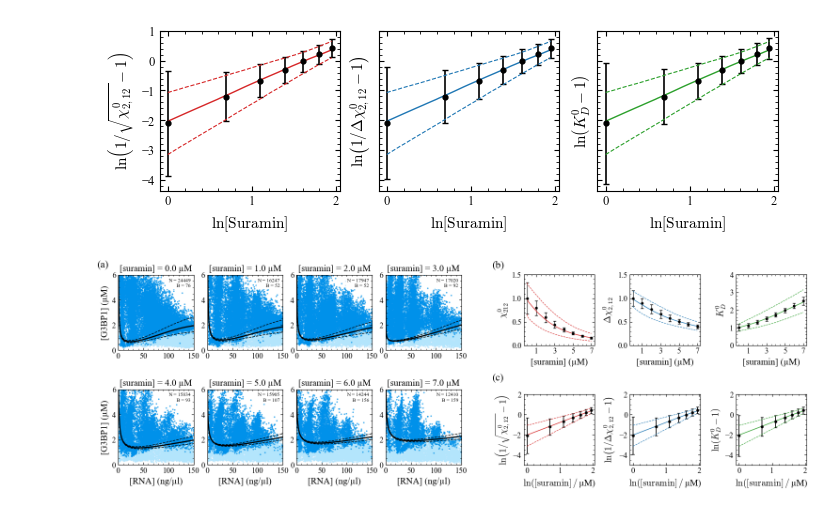
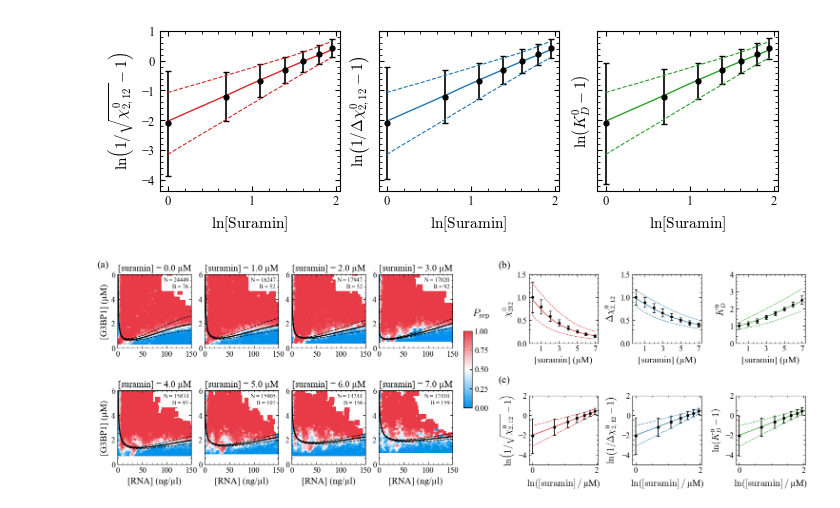
Before and after one commit to jialeqiao/Reentrant-phase-boundary, a Jupyter notebook: Figure_3.ipynb, the cells around one changed output. Saved outputs shown, nothing was run; the diff lists cells and outputs as text; code cells hidden in the pictures.

```diff
--- a/Figure_3.ipynb
+++ b/Figure_3.ipynb
@@ -983,13 +1132,13 @@ plt.rcParams.update({
     "savefig.pad_inches": 0.02,
 })
 
-def apply_prl_ticks(ax):
+def apply_ticks(ax):
     ax.minorticks_on()
     ax.tick_params(which="both", direction="in", top=True, right=True)
 
 
 # ==============================================================
-# HARD layout constraints
+# Layout
 # ==============================================================
 nrows_a, ncols_a = 2, 4
 AX_A = 2.10
@@ -998,7 +1147,7 @@ HSPACE_A = 0.22
 WSPACE_R = 0.50
 HSPACE_R = 0.35
 MLEFT, MRIGHT, MBOTTOM, MTOP = 0.80, 0.25, 0.70, 0.40
-GUTTER = 0.45
+GUTTER = 0.20
 
 gapA_w = WSPACE_A * AX_A
 gapA_h = HSPACE_A * AX_A
@@ -1016,8 +1165,7 @@ FIG_W = MLEFT + W_left + GUTTER + W_right + MRIGHT
 FIG_H = MBOTTOM + H_left + MTOP
 
 fig = plt.figure(figsize=(FIG_W, FIG_H))
-gs = GridSpec(1, 2, figure=fig, width_ratios=[W_left, W_right], wspace=0.20)
-
+gs = GridSpec(1, 2, figure=fig, width_ratios=[W_left, W_right], wspace=0.25)
 
 
 
@@ -1038,14 +1186,15 @@ for i, ax in enumerate(axes_a[:nrows_a * ncols_a]):
         ax.remove()
         continue
 
-    section = SECTIONS[i]
-    label = section["feature"].values.astype(int)
-
-    dil = section[label == 0]
-    den = section[label == 1]
-
-    ax.scatter(dil["RNA"], dil["Protein"], s=2, color='#b3e5fc', alpha=0.6, rasterized=True)
-    ax.scatter(den["RNA"], den["Protein"], s=2, color='#0091ea', alpha=0.6, rasterized=True)
+    im, res = phase_separation_probability(
+        ax, df,
+        xcol="RNA", ycol="Protein", f_col="feature",
+        bins=150, smooth_sigma=1.0,
+        slab_col="Suramin",
+        slab_val=slab_values[i],
+        slab_thickness=slab_thickness,
+        cmap=blue_cmap, vmin=0.0, vmax=1.0
+    )
 
     X_plot, y_fit, yb_lo, yb_hi = get_fit_and_envelope(
         i, xx, popt, perr, model_global, lower=lower, upper=upper
@@ -1057,7 +1206,7 @@ for i, ax in enumerate(axes_a[:nrows_a * ncols_a]):
 
     txt = f"N = {ndata_total[i]}\nB = {bcount_fit[i]}"
     ax.text(0.96, 0.96, txt, transform=ax.transAxes,
-            ha="right", va="top", fontsize=8,
+            ha="right", va="top", fontsize=9,
             bbox=dict(boxstyle="round,pad=0.25", facecolor="white", edgecolor="none", alpha=1.0),
             zorder=10)
 
@@ -1075,9 +1224,21 @@ for i, ax in enumerate(axes_a[:nrows_a * ncols_a]):
     else:
         ax.set_xlabel("")
 
-    apply_prl_ticks(ax)
+# P_sep colorbar
+bbox_top = axes_a[0].get_position()
+bbox_bottom = axes_a[ncols_a * (nrows_a - 1)].get_position()
+
+cbar_w, cbar_h = 0.010, 0.28
+cax = fig.add_axes([axes_a[3].get_position().x1 + 0.012,
+                        0.5*(axes_a[3].get_position().y1 + axes_a[7].get_position().y0) - 0.5*cbar_h,
+                        cbar_w, cbar_h])
+
+cbar = fig.colorbar(im, cax=cax)
+cbar.ax.text(2.0, 1.3, r"$P_{\mathrm{sep}}$", transform=cbar.ax.transAxes, ha="center", va="top", fontsize=16)
+
+for ax in axes_a:
+    apply_ticks(ax)
     ax.set_box_aspect(1)
-
 
 
 # ==============================================================
@@ -1131,7 +1292,7 @@ ax.set_xticks([1, 3, 5, 7])
 ax.set_ylim(0, 4)
 
 for ax in axes_b:
-    apply_prl_ticks(ax)
+    apply_ticks(ax)
     ax.set_box_aspect(1)
 
 
@@ -1162,32 +1323,32 @@ ax.errorbar(x_dchi_lin, y_dchi_lin, yerr=y_dchi_err_lin, fmt='o', color='k', ms=
 ax.plot(x_fit, yfit_lin, '-',  color='tab:blue',  lw=1.0)
 ax.plot(x_fit, ylo_lin,  '--', color='tab:blue',  lw=0.8)
 ax.plot(x_fit, yhi_lin,  '--', color='tab:blue',  lw=0.8)
 ax.set_xlabel(r"$\ln([\mathrm{suramin}]\,/\,$µM)")
 ax.set_ylabel(r"$\ln\!\left(1/\Delta\chi^{0}_{2,12}-1\right)$")
 ax.set_ylim(-5, 2)
 
 # K_D^0 linearized
 ax = axes_c[2]
 ax.errorbar(x_kd_lin, y_kd_lin, yerr=y_kd_err_lin, fmt='o', color='k', ms=3.5)
 ax.plot(x_fit, yfit_lin, '-',  color='tab:green', lw=1.0)
 ax.plot(x_fit, ylo_lin,  '--', color='tab:green', lw=0.8)
 ax.plot(x_fit, yhi_lin,  '--', color='tab:green', lw=0.8)
 ax.set_xlabel(r"$\ln([\mathrm{suramin}]\,/\,$µM)")
 ax.set_ylabel(r"$\ln\!\left(K^{0}_{D}-1\right)$")
 ax.set_ylim(-5, 2)
 
 
 for ax in axes_c:
-    apply_prl_ticks(ax)
+    apply_ticks(ax)
     ax.set_box_aspect(1)
 
 
 
 # ==============================================================
 # Export
 # ==============================================================
 #fig.savefig("Figure_3.pdf")
 #fig.savefig("Figure_3.png", dpi=600)
 plt.show()
 # %% [output]
-[figure, old version]
+[figure, new version]
```
Also changed, not shown: parts of 4 cells of this notebook, 1 other file.
